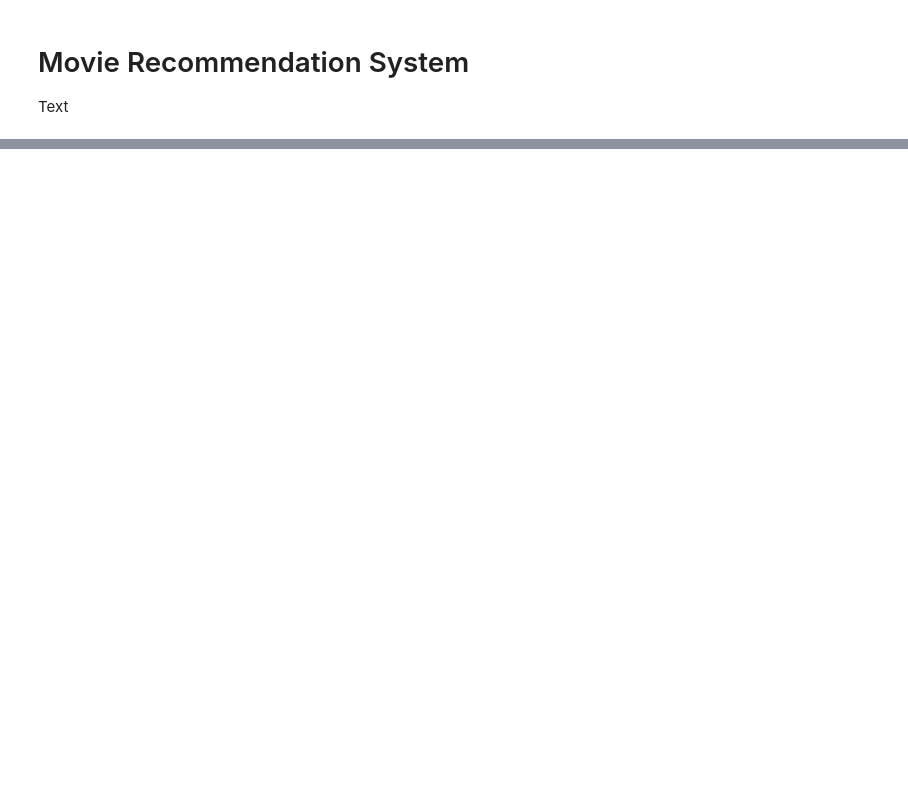
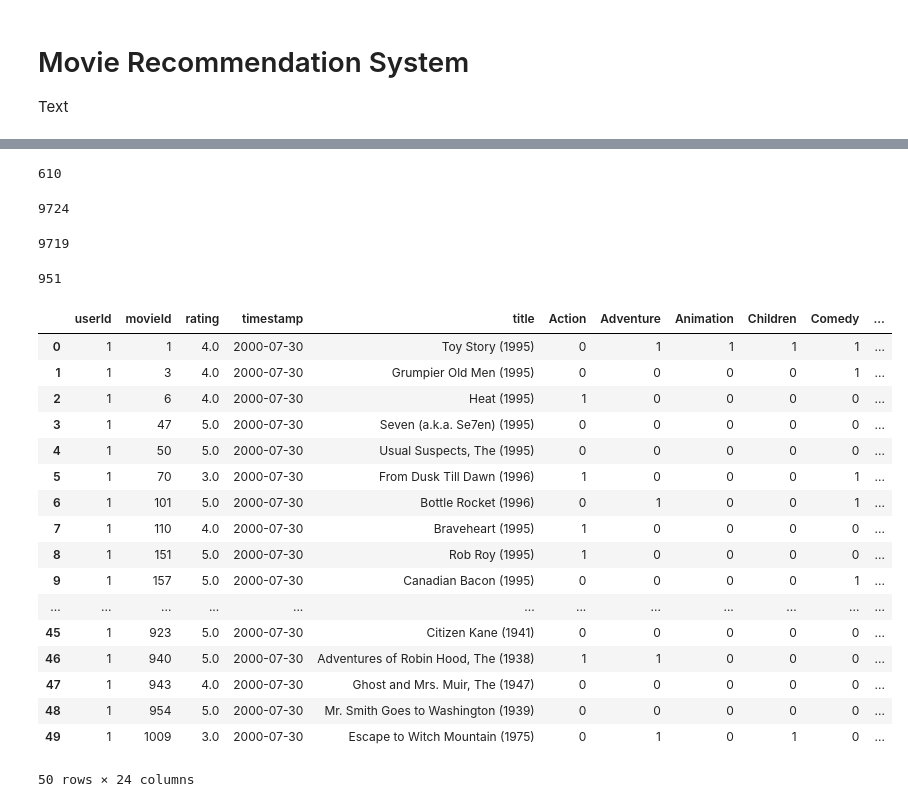
Before and after one commit to sangwon224/Movie_Recommendation_System_Project, a Jupyter notebook: Movie_Recommendation_System_Project.ipynb, the cells around one changed output, grey strips where cells are left out. Saved outputs shown, nothing was run; the diff lists cells and outputs as text; code cells hidden in the pictures; blank space fills up the shorter version.

```diff
--- a/Movie_Recommendation_System_Project.ipynb
+++ b/Movie_Recommendation_System_Project.ipynb
@@ -4,0 +15,7 @@ Text
+# %%
+# Read in data
+
+df_links = pd.read_csv('data/links.csv')
+df_movies = pd.read_csv('data/movies.csv')
+df_ratings = pd.read_csv('data/ratings.csv')
+df_tags = pd.read_csv('data/tags.csv')
@@ -4,0 +86,11 @@ Text
+# %%
+# Confirm there's no null values
+df_links.dropna(inplace=True)   # Only this file has several null values
+df_movies.dropna(inplace=True)  # No null value
+df_ratings.dropna(inplace=True) # No null value
+df_tags.dropna(inplace=True)    # No null value
+
+print(df_links.shape)
+print(df_movies.shape)
+print(df_ratings.shape)
+print(df_tags.shape)
@@ -4,0 +150,3 @@ Text
+# %%
+# Merging the Movies and Ratings csv files for collaborative filtering / recommendation system
+df_merged = pd.merge(df_ratings, df_movies[['movieId','title','genres']], on='movieId', how='left')
@@ -4,0 +185,45 @@ Text
+# %%
+# Unique user id count
+df_merged['userId'].nunique()
+# %% [output]
+610
+# %%
+# Unique movie id count
+df_merged['movieId'].nunique()
+# %% [output]
+9724
+# %%
+# Unique title count. There is variance in the movie_id and title count. However, since the variance is very small\
+# we will ignore the difference
+df_merged['title'].nunique()
+# %% [output]
+9719
+# %%
+# Unique genre count
+df_merged['genres'].nunique()
+# %% [output]
+951
+# %%
+# Converting timestamp to read-able format
+df_merged['timestamp'] = pd.to_datetime(df_merged['timestamp'], unit='s').dt.strftime('%Y-%m-%d')
+# %%
+df_merged.head(50)
+# %% [output]
+|  | userId | movieId | rating | timestamp | title | Action | Adventure | Animation | Children | Comedy | ... |
+| 0 | 1 | 1 | 4.0 | 2000-07-30 | Toy Story (1995) | 0 | 1 | 1 | 1 | 1 | ... |
+| 1 | 1 | 3 | 4.0 | 2000-07-30 | Grumpier Old Men (1995) | 0 | 0 | 0 | 0 | 1 | ... |
+| 2 | 1 | 6 | 4.0 | 2000-07-30 | Heat (1995) | 1 | 0 | 0 | 0 | 0 | ... |
+| 3 | 1 | 47 | 5.0 | 2000-07-30 | Seven (a.k.a. Se7en) (1995) | 0 | 0 | 0 | 0 | 0 | ... |
+| 4 | 1 | 50 | 5.0 | 2000-07-30 | Usual Suspects, The (1995) | 0 | 0 | 0 | 0 | 0 | ... |
+| 5 | 1 | 70 | 3.0 | 2000-07-30 | From Dusk Till Dawn (1996) | 1 | 0 | 0 | 0 | 1 | ... |
+| 6 | 1 | 101 | 5.0 | 2000-07-30 | Bottle Rocket (1996) | 0 | 1 | 0 | 0 | 1 | ... |
+| 7 | 1 | 110 | 4.0 | 2000-07-30 | Braveheart (1995) | 1 | 0 | 0 | 0 | 0 | ... |
+| 8 | 1 | 151 | 5.0 | 2000-07-30 | Rob Roy (1995) | 1 | 0 | 0 | 0 | 0 | ... |
+| 9 | 1 | 157 | 5.0 | 2000-07-30 | Canadian Bacon (1995) | 0 | 0 | 0 | 0 | 1 | ... |
+| ... | ... | ... | ... | ... | ... | ... | ... | ... | ... | ... | ... |
+| 45 | 1 | 923 | 5.0 | 2000-07-30 | Citizen Kane (1941) | 0 | 0 | 0 | 0 | 0 | ... |
+| 46 | 1 | 940 | 5.0 | 2000-07-30 | Adventures of Robin Hood, The (1938) | 1 | 1 | 0 | 0 | 0 | ... |
+| 47 | 1 | 943 | 4.0 | 2000-07-30 | Ghost and Mrs. Muir, The (1947) | 0 | 0 | 0 | 0 | 0 | ... |
+| 48 | 1 | 954 | 5.0 | 2000-07-30 | Mr. Smith Goes to Washington (1939) | 0 | 0 | 0 | 0 | 0 | ... |
+| 49 | 1 | 1009 | 3.0 | 2000-07-30 | Escape to Witch Mountain (1975) | 0 | 1 | 0 | 1 | 0 | ... |
+50 rows × 24 columns
```
Also changed, not shown: parts of 31 cells of this notebook.
